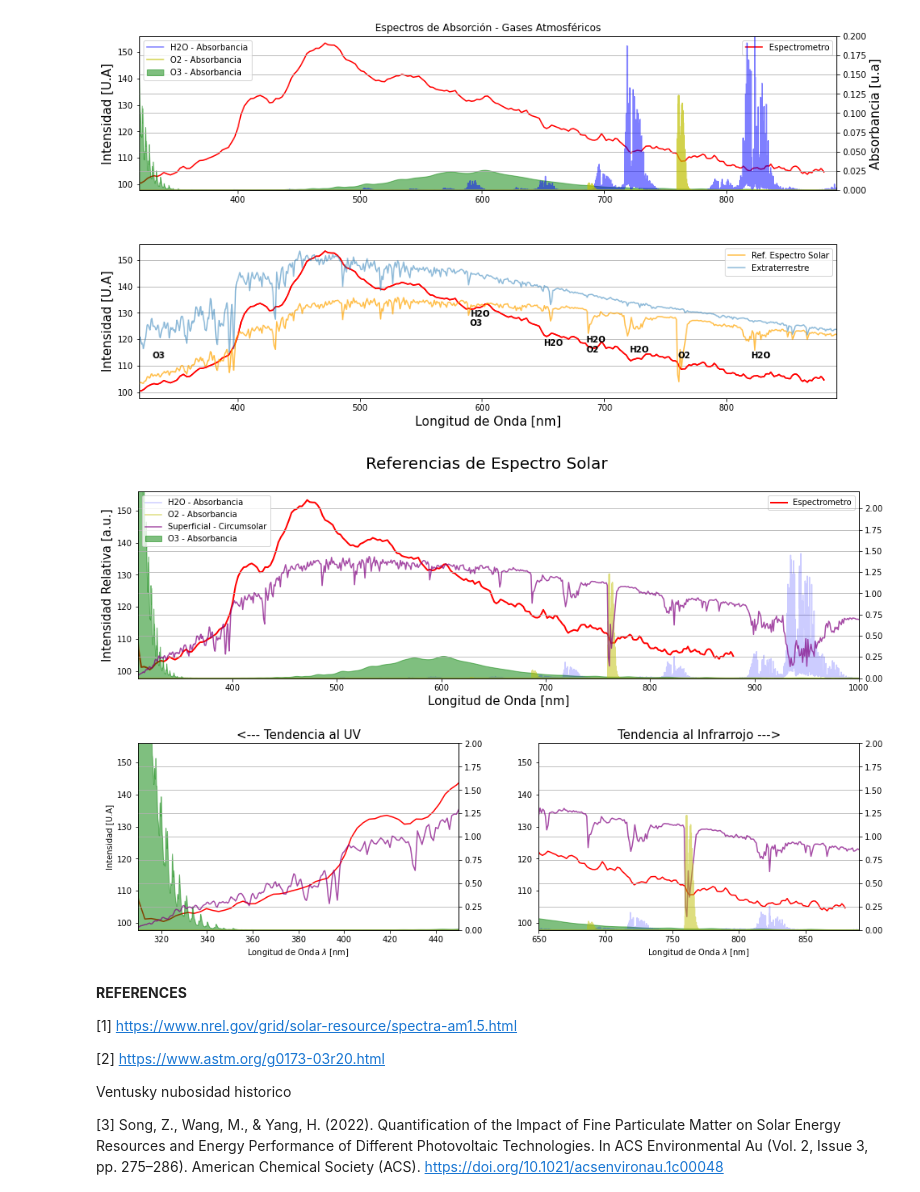
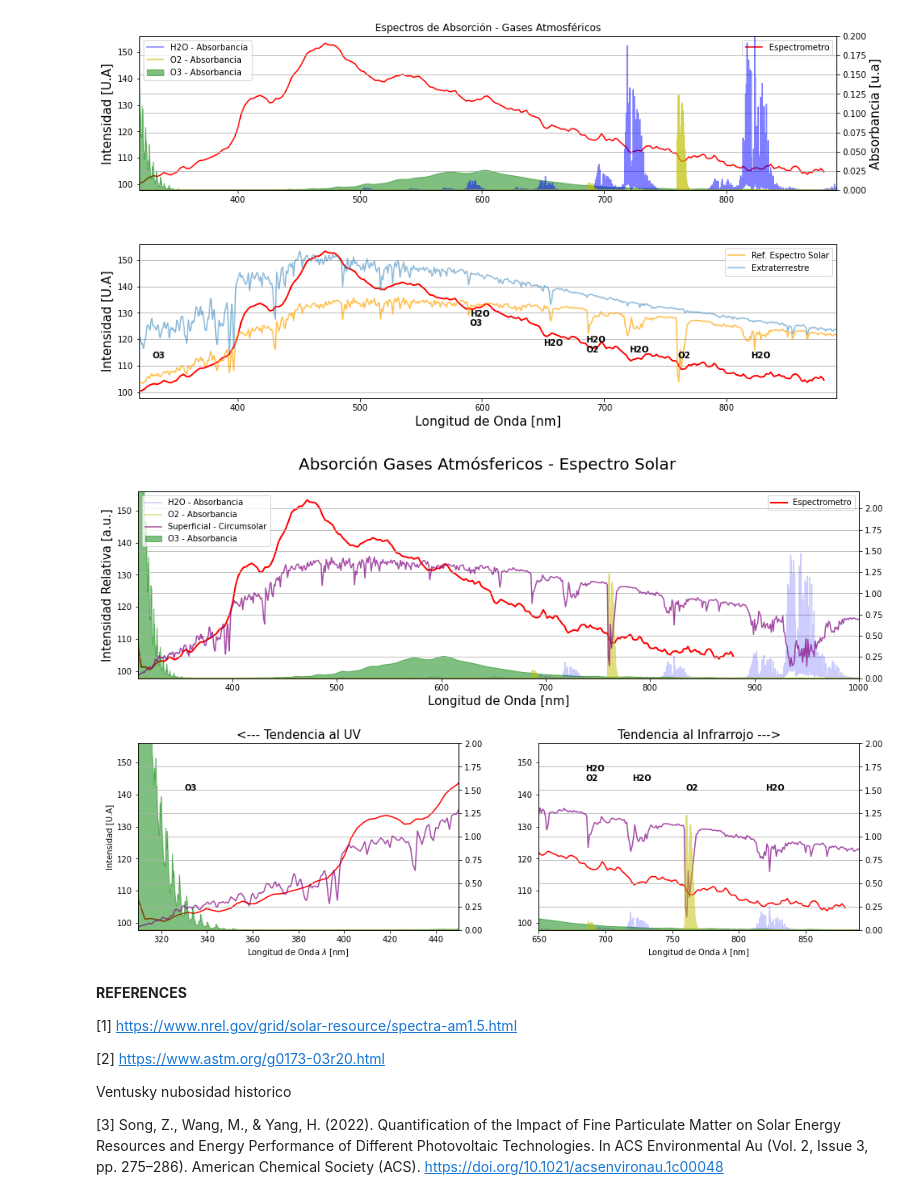
Before and after one commit to jerolg/Fisica_Experimental_IV_2023_1, a Jupyter notebook: PROYECTO_FINAL/data_analysis_notebook.ipynb, the cells around one changed output. Saved outputs shown, nothing was run; the diff lists cells and outputs as text; code cells hidden in the pictures.

```diff
--- a/PROYECTO_FINAL/data_analysis_notebook.ipynb
+++ b/PROYECTO_FINAL/data_analysis_notebook.ipynb
@@ -415,6 +415,8 @@ plt.plot(O2_abs_wv, O2_abs_int*10, alpha = 0.5, color = 'y',  label = "O2 - Abso
 
 plt.fill_between(O3_abs_wv, O3_abs_int*5e19, alpha=0.5, color='green',  label = "O3 - Absorbancia")
 
+plt.text(330, 1.5, 'O3', weight = 'bold')
+
 plt.ylim(0, 2)
 
 plt.grid()
@@ -425,35 +427,41 @@ plt.grid()
 
 plt.subplot(grid[1, 1])
 
 plt.plot(wv, lowpass(esp[0][0:-1]), 'r')
 
 plt.xlim(650, 890)
 plt.xlabel('Longitud de Onda $\lambda$ [nm]', size = 10)
 
 
 plt.twinx()
 plt.plot(solar_ref_sfc.wv, solar_ref_sfc.circumsolar, alpha = 0.7, color = 'purple')
 
 plt.title('Tendencia al Infrarrojo --->', size = 15)
 
 
 plt.plot(H2O_abs_wv, H2O_abs_int*2, alpha = 0.2, color = 'b', label = "H2O - Absorbancia")
 
 plt.plot(O2_abs_wv, O2_abs_int*10, alpha = 0.5, color = 'y',  label = "O2 - Absorbancia")
 
 plt.fill_between(O3_abs_wv, O3_abs_int*5e19, alpha=0.5, color='green',  label = "O3 - Absorbancia")
 
+
+plt.text(685, 1.6, 'H2O\nO2', weight = 'bold')
+plt.text(720, 1.6, 'H2O', weight = 'bold')
+plt.text(760, 1.5, 'O2', weight = 'bold')
+plt.text(820, 1.5, 'H2O', weight = 'bold')
+
 plt.ylim(0, 2)
 
 plt.grid()
 
-plt.suptitle('Referencias de Espectro Solar', size = 20, y = 0.94)
+plt.suptitle('Absorción Gases Atmósfericos - Espectro Solar', size = 20, y = 0.94)
 
 fig.patch.set_facecolor('white')
 
 plt.show()
 # %% [output]
-[figure, old version]
+[figure, new version]
 # %% [markdown]
 **REFERENCES**
 
```
